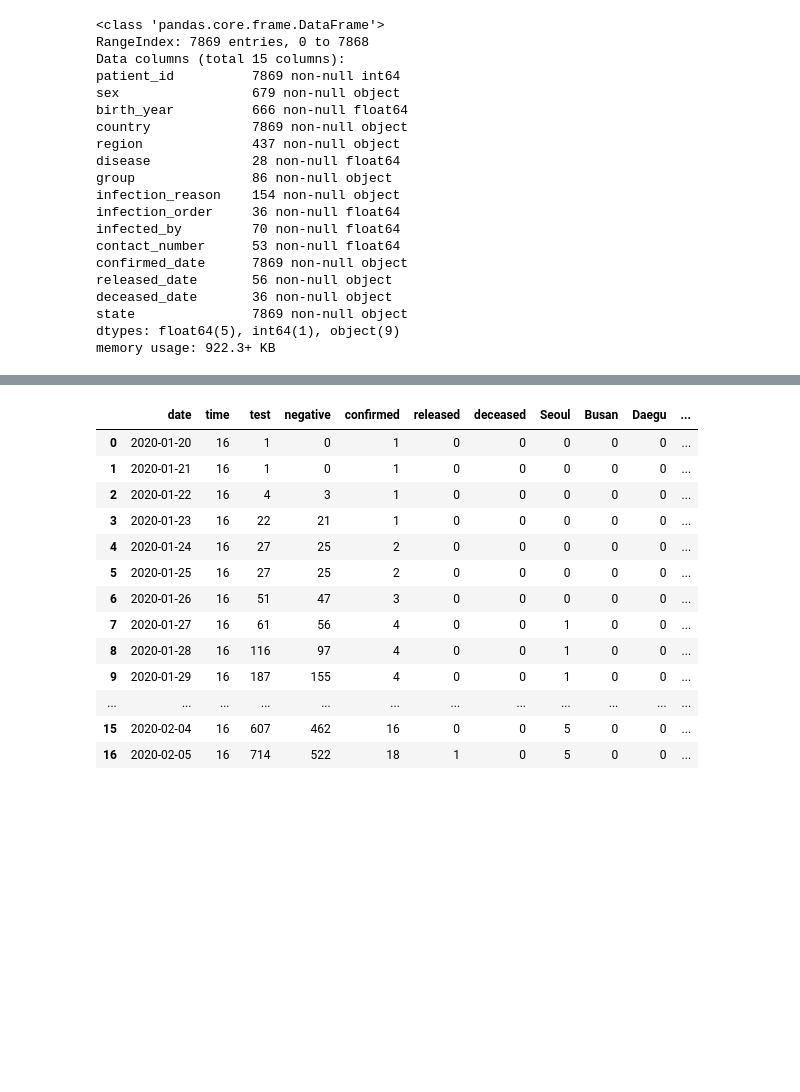
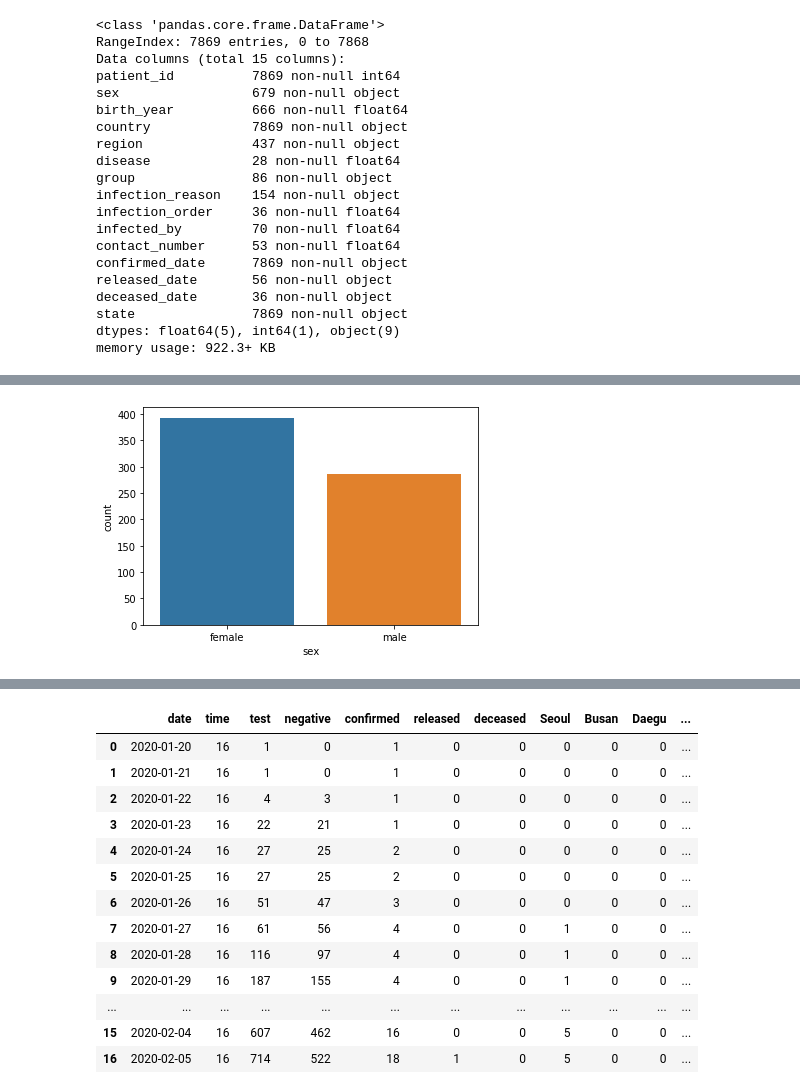
Before and after one commit to LeoHanSung/SinChon8, a Jupyter notebook: hansung/corona.ipynb, the cells around one changed output, grey strips where cells are left out. Saved outputs shown, nothing was run; the diff lists cells and outputs as text; code cells hidden in the pictures; blank space fills up the shorter version.

```diff
--- a/hansung/corona.ipynb
+++ b/hansung/corona.ipynb
@@ -152,0 +172,8 @@ a1.hist(patientDF['sex'].dropna(), bins=20)  ### 막대그래프가 hist
+# %%
+patientDF.loc[patientDF.sex=='male', 'sex'] = '1'
+patientDF.loc[patientDF.sex=='female', 'sex'] = '2'
+# %%
+sns.countplot(patientDF['sex'])
+plt.show()
+# %% [output]
+[figure, added]
```
Also changed, not shown: parts of 7 cells of this notebook.
